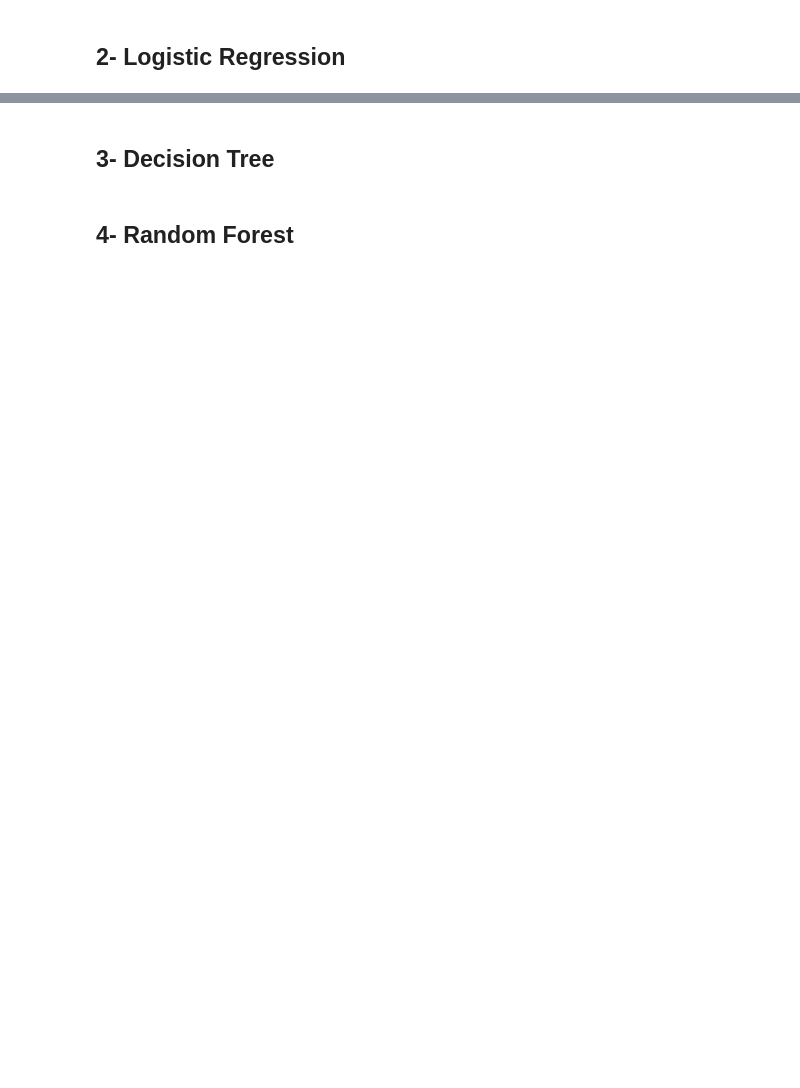
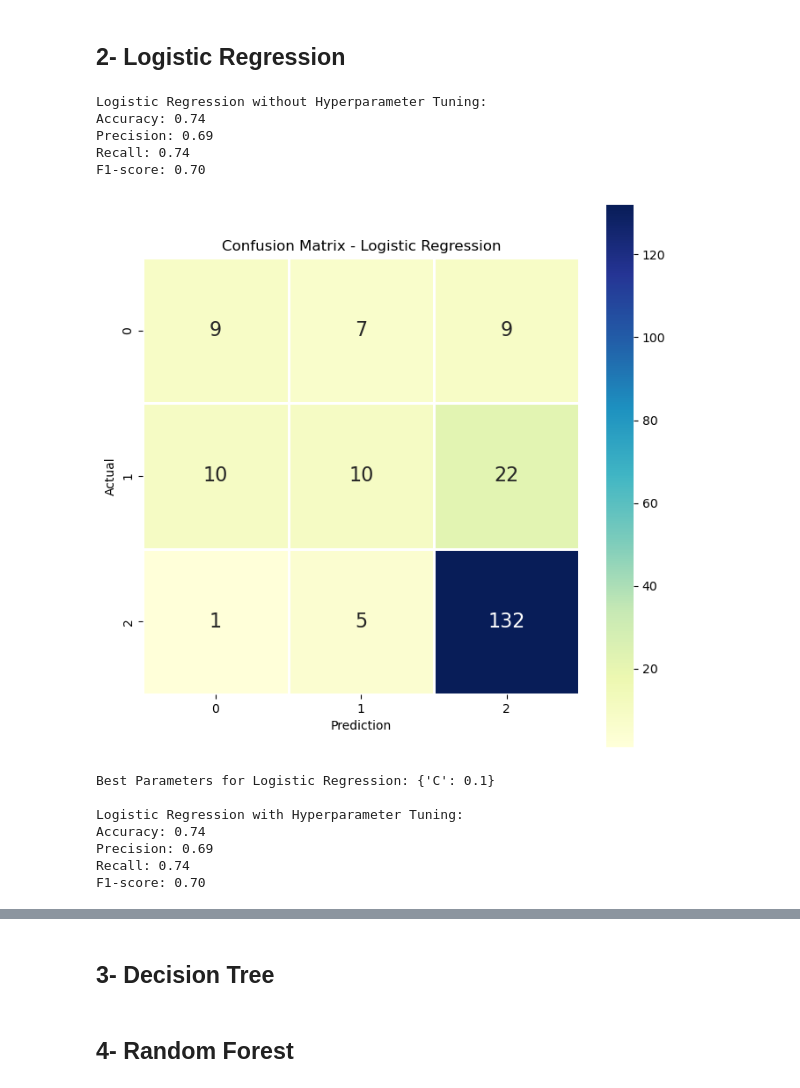
Before and after one commit to hamzaezzine/Predict-students-dropout-and-academic-success-using-machine-learning-algorithms, a Jupyter notebook: notebook-project.ipynb, the cells around one changed output, grey strips where cells are left out. Cells and saved outputs as stored; diff of their text form; code cells hidden in the pictures; blank space fills up the shorter version.

Commit message:
bayes + logistic

```diff
--- a/notebook-project.ipynb
+++ b/notebook-project.ipynb
@@ -359,2 +348,71 @@ F1-score: 0.73
 # %% [markdown]
 ## 2- Logistic Regression
+# %%
+logistic_model = LogisticRegression(random_state=42)
+logistic_model.fit(X_train, y_train)
+
+y_pred_logistic = logistic_model.predict(X_test)
+
+accuracy_logistic = accuracy_score(y_test, y_pred_logistic)
+precision_logistic, recall_logistic, f1_logistic, _ = precision_recall_fscore_support(y_test, y_pred_logistic, average='weighted')
+
+print("Logistic Regression without Hyperparameter Tuning:")
+print(f"Accuracy: {accuracy_logistic:.2f}")
+print(f"Precision: {precision_logistic:.2f}")
+print(f"Recall: {recall_logistic:.2f}")
+print(f"F1-score: {f1_logistic:.2f}")
+
+
+cm_logistic = confusion_matrix(y_test, y_pred_logistic)
+fig, ax = plt.subplots(figsize=(8, 8))
+sns.heatmap(cm_logistic, fmt=".0f", cmap="YlGnBu", linewidth=1, square=True, annot=True, annot_kws={"fontsize": 16}, ax=ax)
+ax.set_xlabel("Prediction")
+ax.set_ylabel("Actual")
+plt.title("Confusion Matrix - Logistic Regression")
+plt.show()
+
+
+param_grid_logistic = {'C': [0.001, 0.01, 0.1, 1, 10, 100]}
+
+grid_search_logistic = GridSearchCV(LogisticRegression(random_state=42), param_grid_logistic, cv=5, scoring='accuracy')
+grid_search_logistic.fit(X_train, y_train)
+
+best_params_logistic = grid_search_logistic.best_params_
+
+print("\nBest Parameters for Logistic Regression:", best_params_logistic)
+
+best_logistic_model = LogisticRegression(C=best_params_logistic['C'], random_state=42)
+best_logistic_model.fit(X_train, y_train)
+
+y_pred_logistic_tuned = best_logistic_model.predict(X_test)
+
+accuracy_logistic_tuned = accuracy_score(y_test, y_pred_logistic_tuned)
+precision_logistic_tuned, recall_logistic_tuned, f1_logistic_tuned, _ = precision_recall_fscore_support(y_test, y_pred_logistic_tuned, average='weighted')
+
+print("\nLogistic Regression with Hyperparameter Tuning:")
+print(f"Accuracy: {accuracy_logistic_tuned:.2f}")
+print(f"Precision: {precision_logistic_tuned:.2f}")
+print(f"Recall: {recall_logistic_tuned:.2f}")
+print(f"F1-score: {f1_logistic_tuned:.2f}")
+
+cm_logistic_tuned = confusion_matrix(y_test, y_pred_logistic_tuned)
+fig, ax = plt.subplots(figsize=(8, 8))
+sns.heatmap(cm_logistic_tuned, fmt=".0f", cmap="YlGnBu", linewidth=1, square=True, annot=True, annot_kws={"fontsize": 16}, ax=ax)
+ax.set_xlabel("Prediction")
+ax.set_ylabel("Actual")
+plt.title("Confusion Matrix - Logistic Regression (Tuned)")
+plt.show()
+# %% [output]
+Logistic Regression without Hyperparameter Tuning:
+Accuracy: 0.74
+Precision: 0.69
+Recall: 0.74
+F1-score: 0.70
+[figure, added]
+Best Parameters for Logistic Regression: {'C': 0.1}
+
+Logistic Regression with Hyperparameter Tuning:
+Accuracy: 0.74
+Precision: 0.69
+Recall: 0.74
+F1-score: 0.70
```
Also changed, not shown: parts of 13 cells of this notebook, 1 other file.
